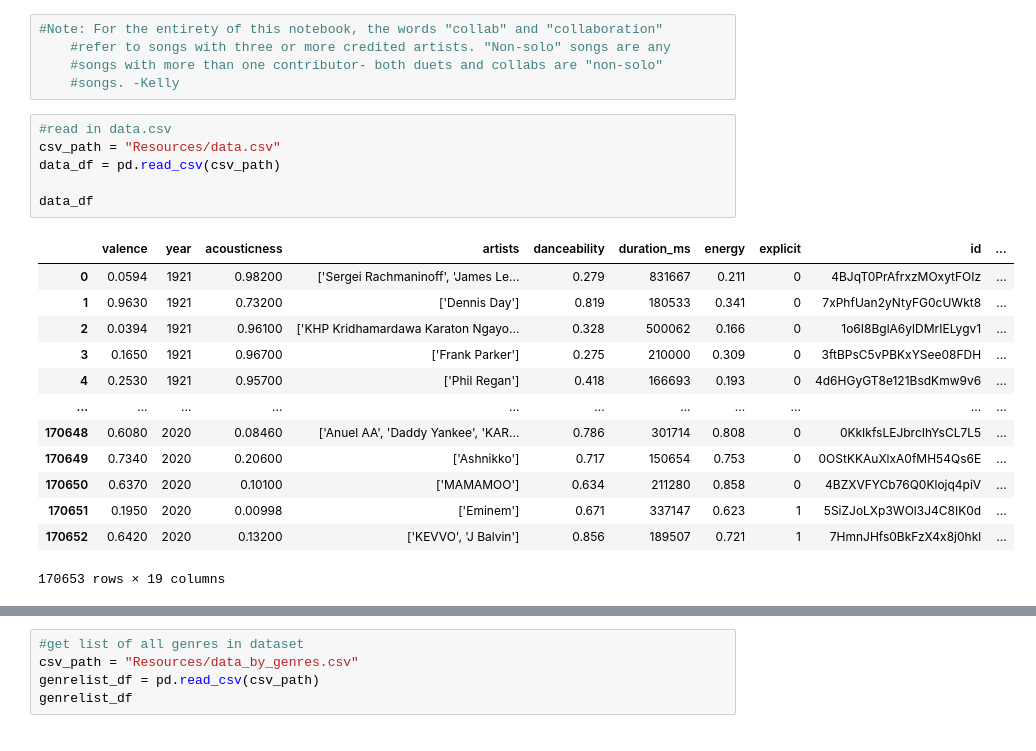
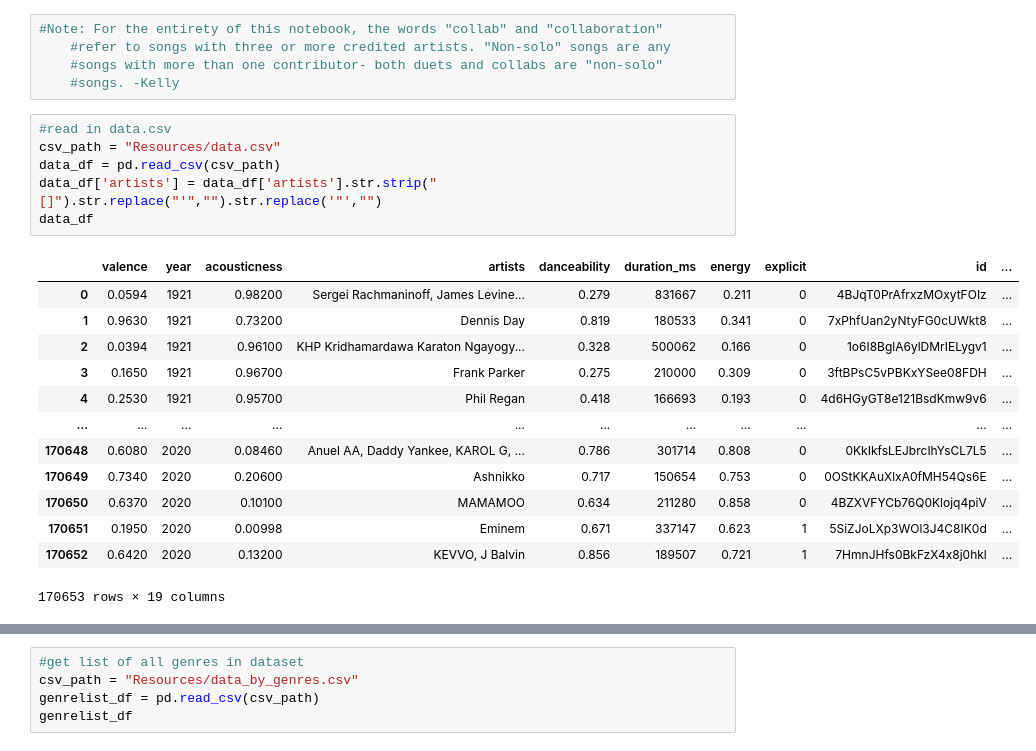
Before and after one commit to kehull/SpotifyProject, a Jupyter notebook: Analysis.ipynb, the cells around one changed output, grey strips where cells are left out. Drawn from its saved outputs; the diff is of its cells as text.

```diff
--- a/Analysis.ipynb
+++ b/Analysis.ipynb
@@ -17,22 +17,22 @@ import re
 # %%
 #read in data.csv
 csv_path = "Resources/data.csv"
 data_df = pd.read_csv(csv_path)
-
+data_df['artists'] = data_df['artists'].str.strip("[]").str.replace("'","").str.replace('"',"")
 data_df
 # %% [output]
 |  | valence | year | acousticness | artists | danceability | duration_ms | energy | explicit | id | ... |
-| 0 | 0.0594 | 1921 | 0.98200 | ['Sergei Rachmaninoff', 'James Le... | 0.279 | 831667 | 0.211 | 0 | 4BJqT0PrAfrxzMOxytFOIz | ... |
-| 1 | 0.9630 | 1921 | 0.73200 | ['Dennis Day'] | 0.819 | 180533 | 0.341 | 0 | 7xPhfUan2yNtyFG0cUWkt8 | ... |
-| 2 | 0.0394 | 1921 | 0.96100 | ['KHP Kridhamardawa Karaton Ngayo... | 0.328 | 500062 | 0.166 | 0 | 1o6I8BglA6ylDMrIELygv1 | ... |
-| 3 | 0.1650 | 1921 | 0.96700 | ['Frank Parker'] | 0.275 | 210000 | 0.309 | 0 | 3ftBPsC5vPBKxYSee08FDH | ... |
-| 4 | 0.2530 | 1921 | 0.95700 | ['Phil Regan'] | 0.418 | 166693 | 0.193 | 0 | 4d6HGyGT8e121BsdKmw9v6 | ... |
+| 0 | 0.0594 | 1921 | 0.98200 | Sergei Rachmaninoff, James Levine... | 0.279 | 831667 | 0.211 | 0 | 4BJqT0PrAfrxzMOxytFOIz | ... |
+| 1 | 0.9630 | 1921 | 0.73200 | Dennis Day | 0.819 | 180533 | 0.341 | 0 | 7xPhfUan2yNtyFG0cUWkt8 | ... |
+| 2 | 0.0394 | 1921 | 0.96100 | KHP Kridhamardawa Karaton Ngayogy... | 0.328 | 500062 | 0.166 | 0 | 1o6I8BglA6ylDMrIELygv1 | ... |
+| 3 | 0.1650 | 1921 | 0.96700 | Frank Parker | 0.275 | 210000 | 0.309 | 0 | 3ftBPsC5vPBKxYSee08FDH | ... |
+| 4 | 0.2530 | 1921 | 0.95700 | Phil Regan | 0.418 | 166693 | 0.193 | 0 | 4d6HGyGT8e121BsdKmw9v6 | ... |
 | ... | ... | ... | ... | ... | ... | ... | ... | ... | ... | ... |
-| 170648 | 0.6080 | 2020 | 0.08460 | ['Anuel AA', 'Daddy Yankee', 'KAR... | 0.786 | 301714 | 0.808 | 0 | 0KkIkfsLEJbrcIhYsCL7L5 | ... |
-| 170649 | 0.7340 | 2020 | 0.20600 | ['Ashnikko'] | 0.717 | 150654 | 0.753 | 0 | 0OStKKAuXlxA0fMH54Qs6E | ... |
-| 170650 | 0.6370 | 2020 | 0.10100 | ['MAMAMOO'] | 0.634 | 211280 | 0.858 | 0 | 4BZXVFYCb76Q0Klojq4piV | ... |
-| 170651 | 0.1950 | 2020 | 0.00998 | ['Eminem'] | 0.671 | 337147 | 0.623 | 1 | 5SiZJoLXp3WOl3J4C8IK0d | ... |
-| 170652 | 0.6420 | 2020 | 0.13200 | ['KEVVO', 'J Balvin'] | 0.856 | 189507 | 0.721 | 1 | 7HmnJHfs0BkFzX4x8j0hkl | ... |
+| 170648 | 0.6080 | 2020 | 0.08460 | Anuel AA, Daddy Yankee, KAROL G, ... | 0.786 | 301714 | 0.808 | 0 | 0KkIkfsLEJbrcIhYsCL7L5 | ... |
+| 170649 | 0.7340 | 2020 | 0.20600 | Ashnikko | 0.717 | 150654 | 0.753 | 0 | 0OStKKAuXlxA0fMH54Qs6E | ... |
+| 170650 | 0.6370 | 2020 | 0.10100 | MAMAMOO | 0.634 | 211280 | 0.858 | 0 | 4BZXVFYCb76Q0Klojq4piV | ... |
+| 170651 | 0.1950 | 2020 | 0.00998 | Eminem | 0.671 | 337147 | 0.623 | 1 | 5SiZJoLXp3WOl3J4C8IK0d | ... |
+| 170652 | 0.6420 | 2020 | 0.13200 | KEVVO, J Balvin | 0.856 | 189507 | 0.721 | 1 | 7HmnJHfs0BkFzX4x8j0hkl | ... |
 170653 rows × 19 columns
 # %%
 # #Only run this code if the newdata_df hasn't been created yet. -Kelly
```
Also changed, not shown: parts of 11 cells of this notebook, 3 other files.
